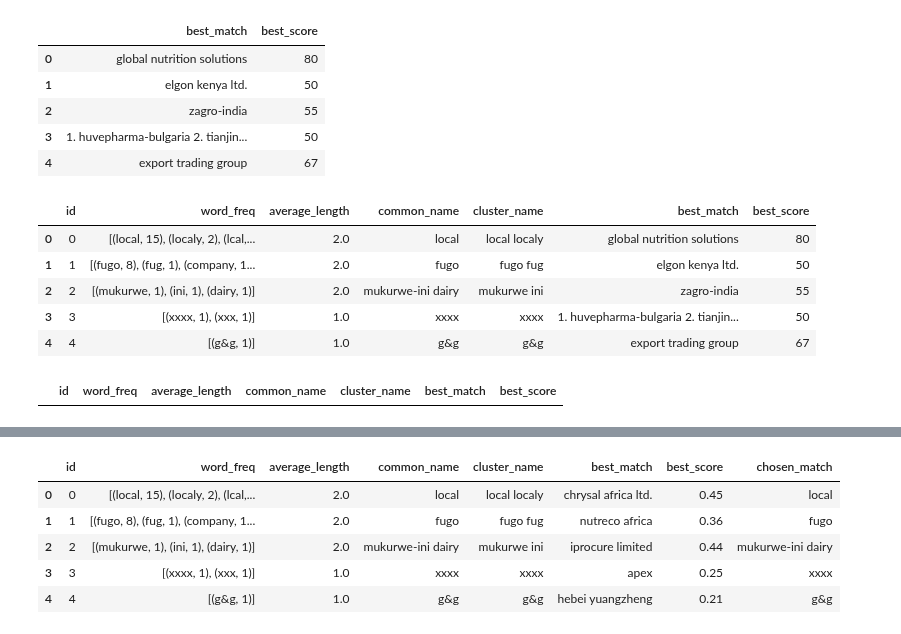
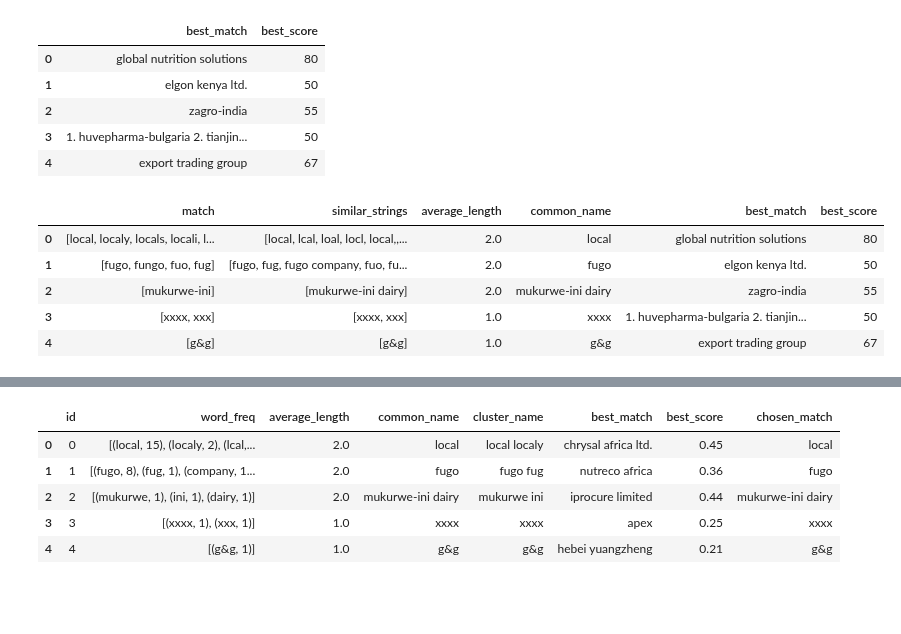
Before and after one commit to natbernard/Clustering-for-Product-Matching, a Jupyter notebook: models/model_v2/manufacturers_clustering.ipynb, the cells around one changed output, grey strips where cells are left out. Cells and saved outputs as stored; diff of their text form; code cells hidden in the pictures; blank space fills up the shorter version.

```diff
--- a/models/model_v2/manufacturers_clustering.ipynb
+++ b/models/model_v2/manufacturers_clustering.ipynb
@@ -254,27 +254,27 @@ df_unique_match.head()
 | 3 | [xxxx, xxx] | [xxxx, xxx] | 1.0 | xxxx |
 | 4 | [g&g] | [g&g] | 1.0 | g&g |
 # %%
-df_unique_match['similar_strings'] = df_unique_match['similar_strings'].apply(lambda x: ' '.join(x))
+# df_unique_match['similar_strings'] = df_unique_match['similar_strings'].apply(lambda x: ' '.join(x))
 
-# extracting most common words from each cluster in order
-cluster_word_freq = {}
+# # extracting most common words from each cluster in order
+# cluster_word_freq = {}
 
 
-for id, row in df_unique_match.iterrows():
-    cluster = row['similar_strings']
+# for id, row in df_unique_match.iterrows():
+#     cluster = row['similar_strings']
 
-    words = re.split(r'\s+|-|\(|\)|/|\\|\||,', cluster)
-    for word in words:
-        if id in cluster_word_freq:
-            cluster_word_freq[id][word] = cluster_word_freq[id].get(word, 0) + 1
-        else:
-            cluster_word_freq[id] = {word: 1}
+#     words = re.split(r'\s+|-|\(|\)|/|\\|\||,', cluster)
+#     for word in words:
+#         if id in cluster_word_freq:
+#             cluster_word_freq[id][word] = cluster_word_freq[id].get(word, 0) + 1
+#         else:
+#             cluster_word_freq[id] = {word: 1}
 
-for id in cluster_word_freq:
-    cluster_word_freq[id] = sorted(cluster_word_freq[id].items(), key=lambda x: x[1], reverse=True)
-    # cluster_word_freq[id] = list(cluster_word_freq[id].items())
-    # cluster_word_freq[id] = cluster_word_freq[id].items()
+# for id in cluster_word_freq:
+#     cluster_word_freq[id] = sorted(cluster_word_freq[id].items(), key=lambda x: x[1], reverse=True)
+#     # cluster_word_freq[id] = list(cluster_word_freq[id].items())
+#     # cluster_word_freq[id] = cluster_word_freq[id].items()
 
-cluster_word_freq_df = pd.DataFrame.from_dict(cluster_word_freq.items())
-cluster_word_freq_df.rename(columns={0: 'id', 1: 'word_freq'}, inplace=True)
-cluster_word_freq_df.head()
+# cluster_word_freq_df = pd.DataFrame.from_dict(cluster_word_freq.items())
+# cluster_word_freq_df.rename(columns={0: 'id', 1: 'word_freq'}, inplace=True)
+# cluster_word_freq_df.head()
@@ -366,6 +338,5 @@ master_list_df
 # %%
-cluster_word_freq_df['cluster_name'] = cluster_word_freq_df['cluster_name'].astype('str')
-cluster_word_freq_df['common_name'] = cluster_word_freq_df['common_name'].astype('str')
+df_unique_match['common_name'] = df_unique_match['common_name'].astype('str')
 master_list_df['manufacturer_name'] = master_list_df['manufacturer_name'].astype('str')
 # %%
 matches_cache = {}
@@ -397,7 +368,7 @@ def get_closest_match(word, possibilities: list[str]):
 
     return found
 
-found_df = cluster_word_freq_df['common_name'].apply(lambda x: get_closest_match(x, master_list))
+found_df = df_unique_match['common_name'].apply(lambda x: get_closest_match(x, master_list))
 # %%
 dnt_found_df = found_df.copy()
 # %%
@@ -415,14 +384,10 @@ cccccluster_word_freq_df = cluster_word_freq_df.copy()
 # %%
-cluster_word_freq_df = pd.concat([cluster_word_freq_df, found_df], axis=1)
-cluster_word_freq_df.head()
+df_unique_match = pd.concat([df_unique_match, found_df], axis=1)
+df_unique_match.head()
 # %% [output]
-|  | id | word_freq | average_length | common_name | cluster_name | best_match | best_score |
-| 0 | 0 | [(local, 15), (localy, 2), (lcal,... | 2.0 | local | local localy | global nutrition solutions | 80 |
-| 1 | 1 | [(fugo, 8), (fug, 1), (company, 1... | 2.0 | fugo | fugo fug | elgon kenya ltd. | 50 |
-| 2 | 2 | [(mukurwe, 1), (ini, 1), (dairy, 1)] | 2.0 | mukurwe-ini dairy | mukurwe ini | zagro-india | 55 |
-| 3 | 3 | [(xxxx, 1), (xxx, 1)] | 1.0 | xxxx | xxxx | 1. huvepharma-bulgaria 2. tianjin... | 50 |
-| 4 | 4 | [(g&g, 1)] | 1.0 | g&g | g&g | export trading group | 67 |
+|  | match | similar_strings | average_length | common_name | best_match | best_score |
+| 0 | [local, localy, locals, locali, l... | [local, lcal, loal, locl, local,,... | 2.0 | local | global nutrition solutions | 80 |
+| 1 | [fugo, fungo, fuo, fug] | [fugo, fug, fugo company, fuo, fu... | 2.0 | fugo | elgon kenya ltd. | 50 |
+| 2 | [mukurwe-ini] | [mukurwe-ini dairy] | 2.0 | mukurwe-ini dairy | zagro-india | 55 |
+| 3 | [xxxx, xxx] | [xxxx, xxx] | 1.0 | xxxx | 1. huvepharma-bulgaria 2. tianjin... | 50 |
+| 4 | [g&g] | [g&g] | 1.0 | g&g | export trading group | 67 |
-# %%
-cluster_word_freq_df[cluster_word_freq_df['common_name'] == 'monsanto'][100:150]
-# %% [output]
-|  | id | word_freq | average_length | common_name | cluster_name | best_match | best_score |
```
Also changed, not shown: parts of 8 cells of this notebook, 2 other files.
